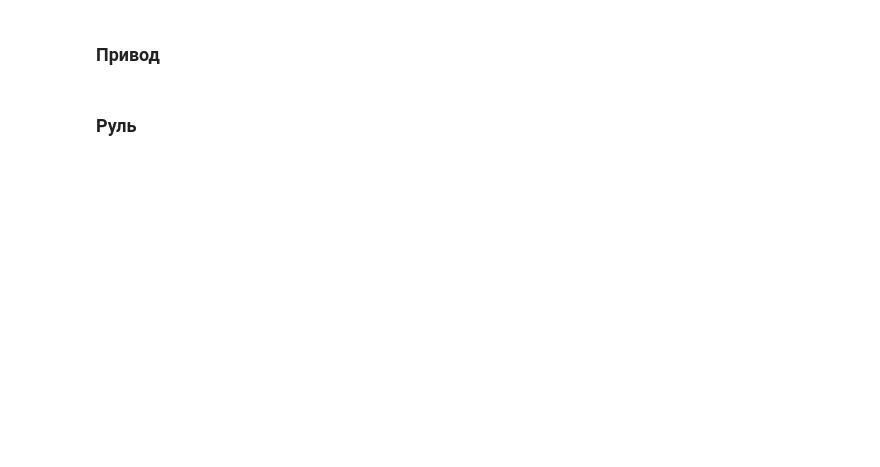
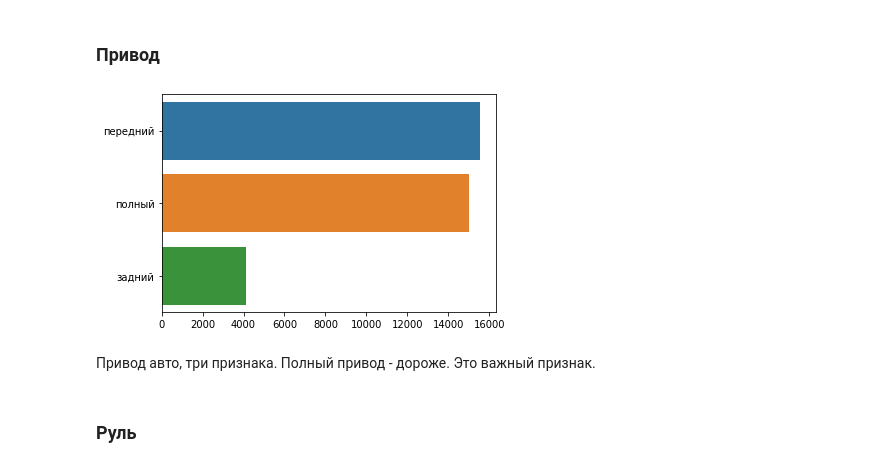
Before and after one commit to Sly-Dog/auto_pricing, a Jupyter notebook: primary_notebook.ipynb, the cells around one changed output. Cells and saved outputs as stored; diff of their text form; code cells hidden in the pictures; blank space fills up the shorter version.

```diff
--- a/primary_notebook.ipynb
+++ b/primary_notebook.ipynb
@@ -673,4 +700,10 @@ show_value_counts(test.vehicleTransmission.value_counts());
 # %% [markdown]
 ### Привод
+# %%
+show_value_counts(test.Привод.value_counts());
+# %% [output]
+[figure, added]
+# %% [markdown]
+Привод авто, три признака. Полный привод - дороже. Это важный признак.
 # %% [markdown]
 ### Руль
```
Also changed, not shown: parts of 163 cells of this notebook.
